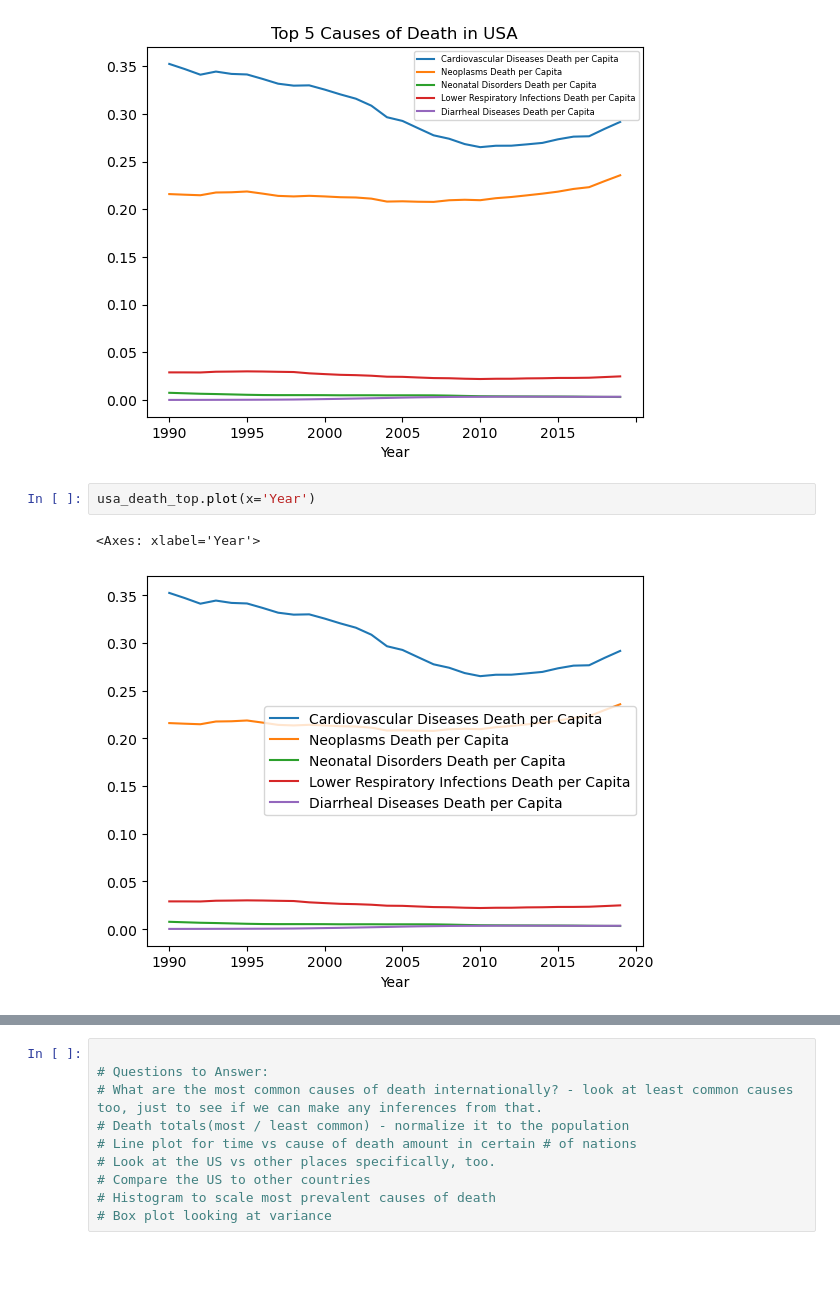
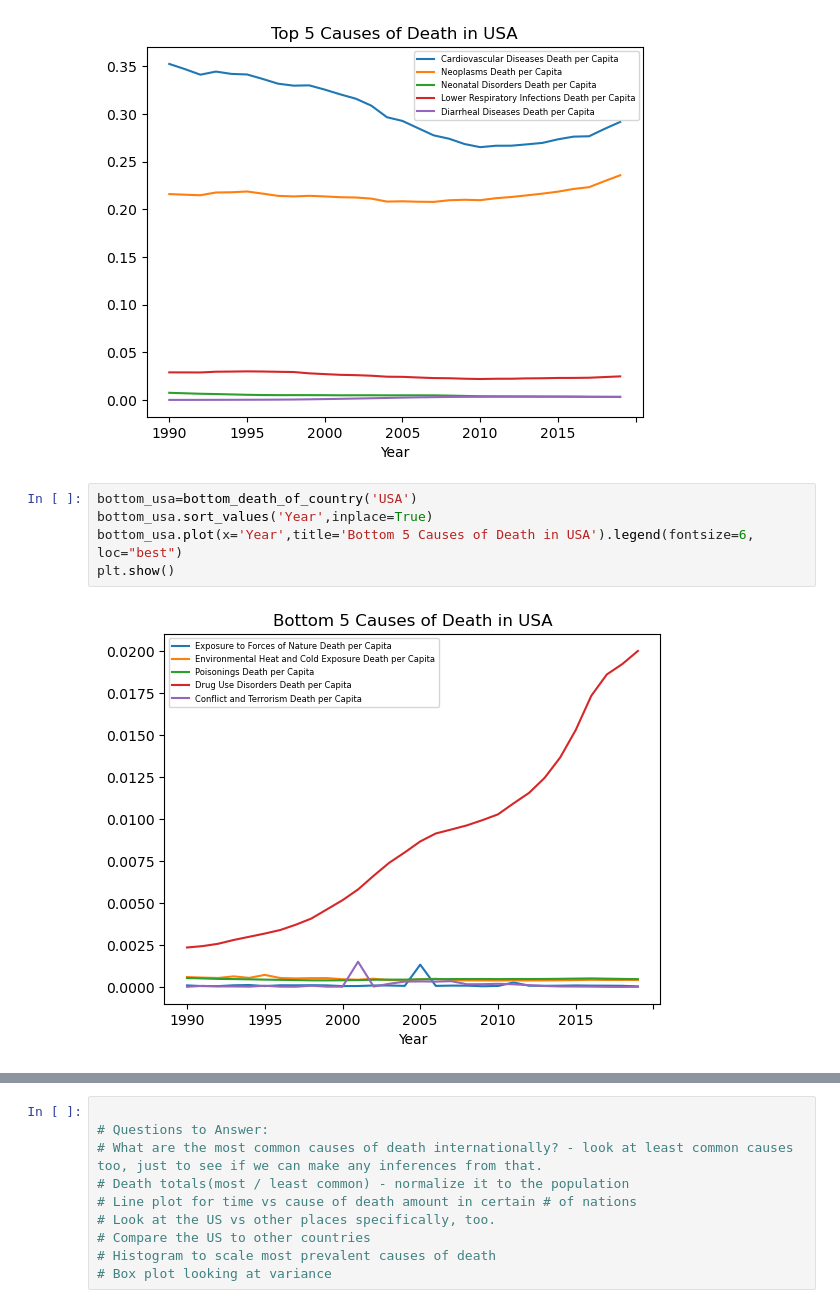
Before and after one commit to thomasjngo/Cause-of-Death-Analysis, a Jupyter notebook: Cause of Death Analysis/CommonCausesofDeath.ipynb, the cells around one changed output, grey strips where cells are left out. Cells and saved outputs as stored; diff of their text form; blank space fills up the shorter version.

```diff
--- a/Cause of Death Analysis/CommonCausesofDeath.ipynb
+++ b/Cause of Death Analysis/CommonCausesofDeath.ipynb
@@ -383,7 +384,9 @@ plt.show()
 # %% [output]
 [figure]
 # %%
-usa_death_top.plot(x='Year')
+bottom_usa=bottom_death_of_country('USA')
+bottom_usa.sort_values('Year',inplace=True)
+bottom_usa.plot(x='Year',title='Bottom 5 Causes of Death in USA').legend(fontsize=6, loc="best")
+plt.show()
 # %% [output]
-<Axes: xlabel='Year'>
-[figure, old version]
+[figure, new version]
```
Also changed, not shown: parts of 3 cells of this notebook.
